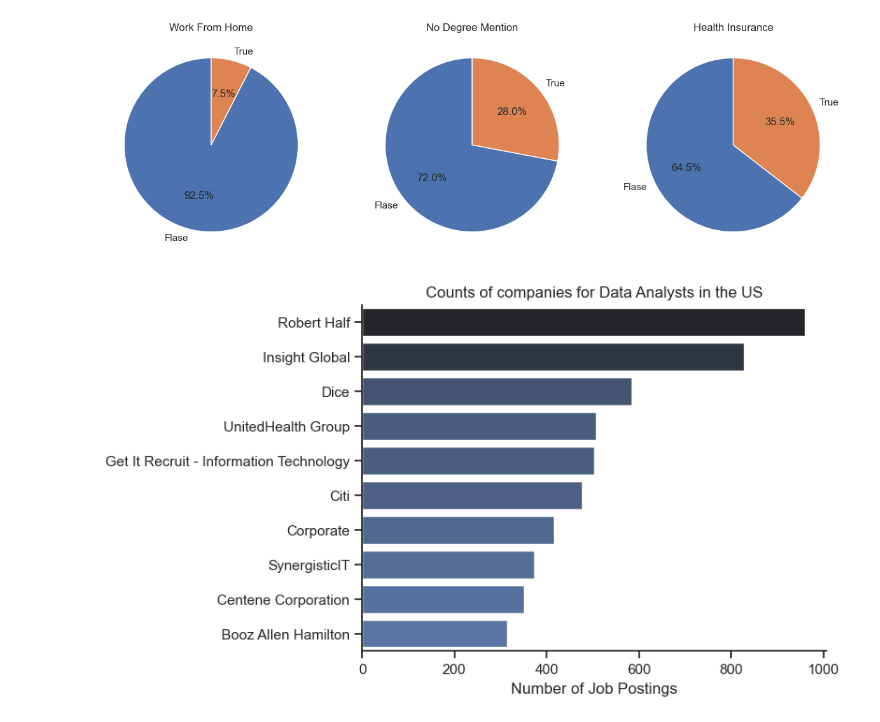
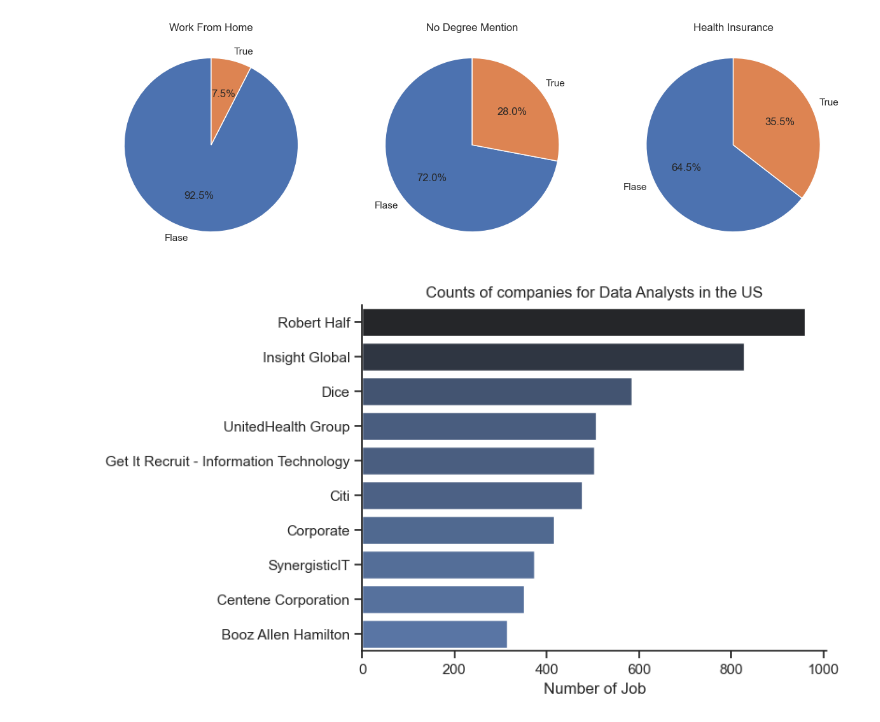
Before and after one commit to Indukurivigneshvarma/Python_Data_Project, a Jupyter notebook: Project/EDA_intro.ipynb, the cells around one changed output. Drawn from its saved outputs; the diff is of its cells as text; code cells hidden in the pictures.

```diff
--- a/Project/EDA_intro.ipynb
+++ b/Project/EDA_intro.ipynb
@@ -40,11 +40,11 @@ plt.show()
 # %%
 df_plot= df_DA_US['company_name'].value_counts().head(10).to_frame()
 sns.set_theme(style='ticks')
 sns.barplot(data=df_plot, x='count', y='company_name',hue= 'count', palette='dark:b_r', legend=False)
 sns.despine()
 plt.title('Counts of companies for Data Analysts in the US')
-plt.xlabel('Number of Job Postings')
+plt.xlabel('Number of Job')
 plt.ylabel('')
 plt.show()
 # %% [output]
-[figure, old version]
+[figure, new version]
```
